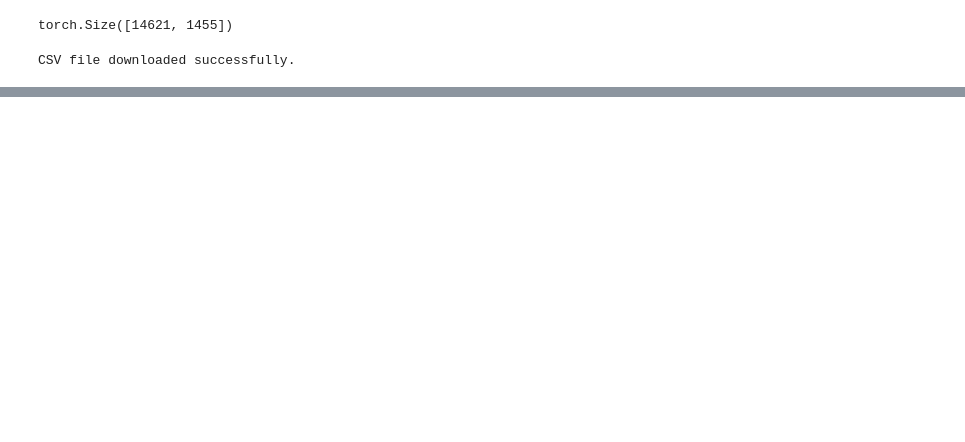
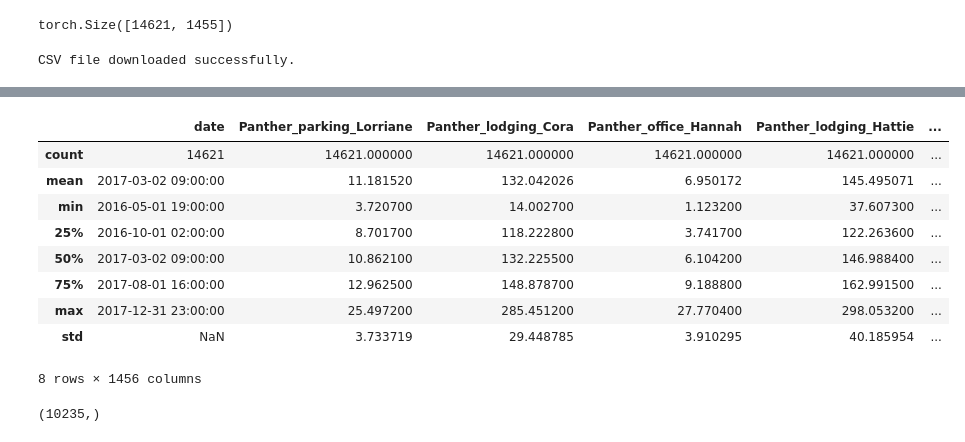
Before and after one commit to ben10ben/thesis, a Jupyter notebook: src/exploratory.ipynb, the cells around one changed output, grey strips where cells are left out. Cells and saved outputs as stored; diff of their text form; code cells hidden in the pictures; blank space fills up the shorter version.

```diff
--- a/src/exploratory.ipynb
+++ b/src/exploratory.ipynb
@@ -470,0 +472,15 @@ df
+# %%
+df_temp = df
+# %%
+df_temp.describe()
+# %% [output]
+|  | date | Panther_parking_Lorriane | Panther_lodging_Cora | Panther_office_Hannah | Panther_lodging_Hattie | ... |
+| count | 14621 | 14621.000000 | 14621.000000 | 14621.000000 | 14621.000000 | ... |
+| mean | 2017-03-02 09:00:00 | 11.181520 | 132.042026 | 6.950172 | 145.495071 | ... |
+| min | 2016-05-01 19:00:00 | 3.720700 | 14.002700 | 1.123200 | 37.607300 | ... |
+| 25% | 2016-10-01 02:00:00 | 8.701700 | 118.222800 | 3.741700 | 122.263600 | ... |
+| 50% | 2017-03-02 09:00:00 | 10.862100 | 132.225500 | 6.104200 | 146.988400 | ... |
+| 75% | 2017-08-01 16:00:00 | 12.962500 | 148.878700 | 9.188800 | 162.991500 | ... |
+| max | 2017-12-31 23:00:00 | 25.497200 | 285.451200 | 27.770400 | 298.053200 | ... |
+| std | NaN | 3.733719 | 29.448785 | 3.910295 | 40.185954 | ... |
+8 rows × 1456 columns
@@ -470,0 +491,11 @@ df
+# %%
+tensor = gp_dict["train"][:,0]
+
+array = tensor.numpy()
+
+x = torch.arange(0, 10235).numpy()
+
+
+x.shape
+# %% [output]
+(10235,)
```
Also changed, not shown: parts of 10 cells of this notebook, 24 other files.
